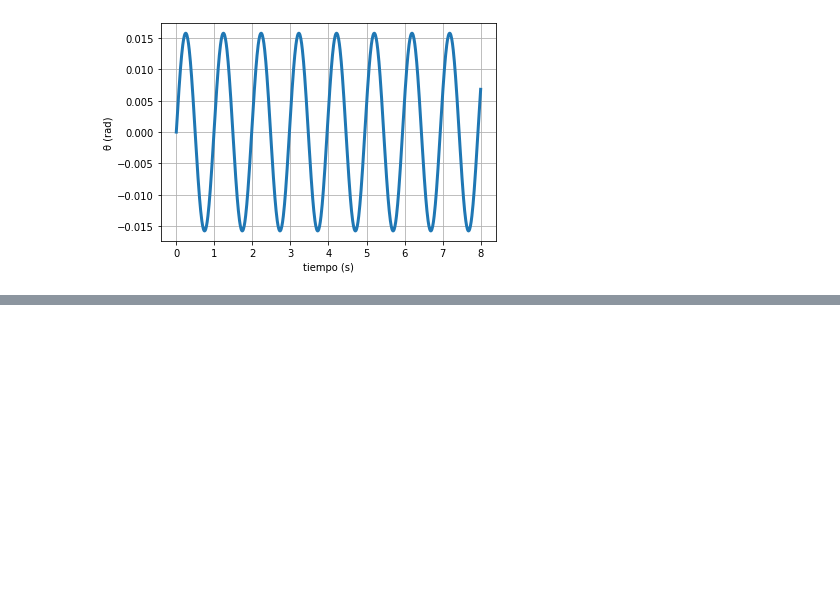
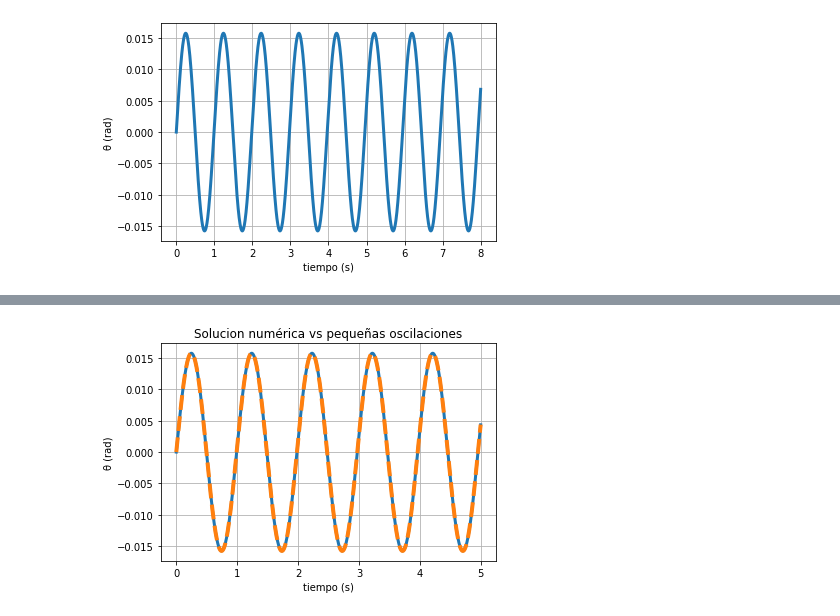
Before and after one commit to LautaroCJohnson/TP-Fisica-I, a Jupyter notebook: TP Computacional.ipynb, the cells around one changed output, grey strips where cells are left out. Drawn from its saved outputs; the diff is of its cells as text; code cells hidden in the pictures; blank space fills up the shorter version.

```diff
--- a/TP Computacional.ipynb
+++ b/TP Computacional.ipynb
@@ -60,13 +60,6 @@ for cero in ceros:
 [figure]
 # %% [markdown]
 ## Solución numérica
-# %%
-# Parámetros para la resolución numérica
-t_i = 0 # tiempo inicial
-t_f = 8 # tiempo final
-
-dt = 0.01
-t_array = np.linspace(t_i, t_f, (t_f-t_i)/dt) # Resultado aproximado: [0, 8/100, 2*8/100,...,100*8/100 = 8]
 # %%
 from scipy.integrate import odeint
 
@@ -279,0 +147,54 @@ plt.plot(t_array, tita_aprox, '--', label='osci', lw=4)
+# %%
+#Item C
+
+class Pequeñas_oscilaciones:
+    def __init__(self, omega_0, A, phi):
+        self.omega_0 = omega_0
+        self.A = A
+        self.phi = phi
+
+    def plot(self, t_array, lev):
+        tita_aprox = self.A*np.cos(self.omega_0*t_array + self.phi)
+        plt.plot(t_array, tita_aprox, '--', lw=lev)
+
+    def plot_with_sinh(self, t_array, lev):
+        tita_aprox = A*np.sinh(omega_0*t_array + phi)
+        plt.plot(t_array, tita_aprox, '--', lw=lev)
+
+    def set_omega_0(self, value):
+        self.omega_0 = value
+
+    def set_A(self, value):
+        self.A = value
+
+    def set_phi(self, value):
+        self.phi = value
+
+    def get_omega_0(self):
+        return self.omega_0
+
+    def get_A(self):
+        return self.A
+
+    def get_phi(self):
+        return self.phi
+
+solucion_numerica_1.set_dt(0.00625)
+solucion_numerica_1.set_t_i(0)
+solucion_numerica_1.set_t_f(5)
+
+omega_0 = np.sqrt(k/m - g/R)
+A = -thetap_0/omega_0
+phi = np.pi/2
+oscilaciones_1 = Pequeñas_oscilaciones(omega_0, A, phi)
+
+solucion_numerica_1.plot("Solucion numérica vs pequeñas oscilaciones", 3, oscilaciones_1, False)
+
+
+# Pequeñas oscilaciones
+
+#tita_aprox = A*np.cos(omega_0*t_array + phi)
+
+#plt.plot(t_array, tita_aprox, '--', label='osci', lw=4)
+# %% [output]
+[figure, added]
```
Also changed, not shown: parts of 9 cells of this notebook, 10 other files.
